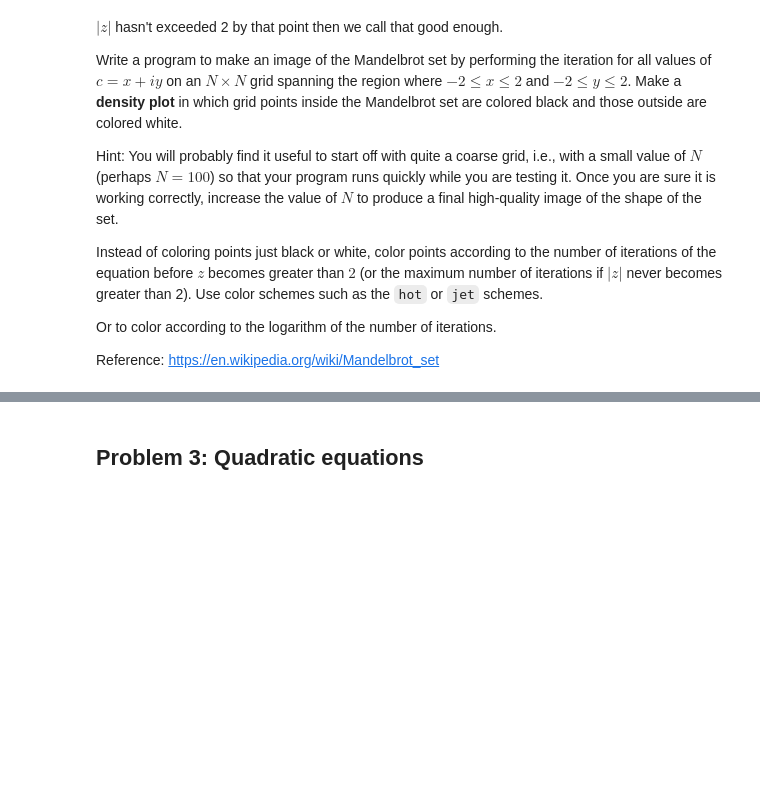
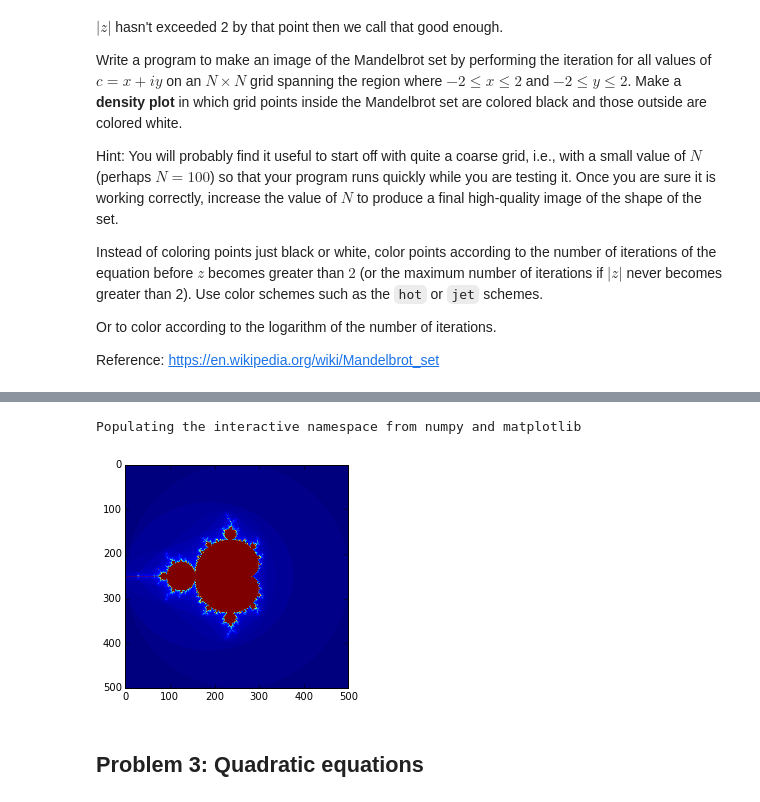
Before and after one commit to pcchen/NTHU10320PHYS290000, a Jupyter notebook: student/102011212/Homework3.ipynb, the cells around one changed output, grey strips where cells are left out. Cells and saved outputs as stored; diff of their text form; code cells hidden in the pictures; blank space fills up the shorter version.

```diff
--- a/student/102011212/Homework3.ipynb
+++ b/student/102011212/Homework3.ipynb
@@ -88,3 +116,39 @@ Reference: https://en.wikipedia.org/wiki/Mandelbrot_set
+# %%
+# Problem 2-2
+%pylab inline
+import numpy as np
+
+def mandelbrot_set(x,y):
+    z=complex(0,0)
+    c=complex(x,y)
+    count=100
+    i=0
+    while i <= count:
+        z=z*z+c
+        if (z.real**2+z.imag**2)>=2*2:
+            return i
+        i=i+1
+    return 100
+
+s=np.zeros((500, 500))
+delta_x=4.0/500.0
+delta_y=4.0/500.0
+x=0
+i=100
+while x<=499:
+    c_real=(-2)+x*delta_x
+    y=0
+    while y<=499:
+        c_imag=(-2)+y*delta_y
+        color =mandelbrot_set(c_real, c_imag)
+        s[y,x]=color
+        y=y+1
+    x=x+1
+imshow(s)
+show()
+# %% [output]
+Populating the interactive namespace from numpy and matplotlib
+[figure, added]
 # %% [markdown]
 ## Problem 3: Quadratic equations
 # %% [markdown]
```
Also changed, not shown: parts of 6 cells of this notebook.
